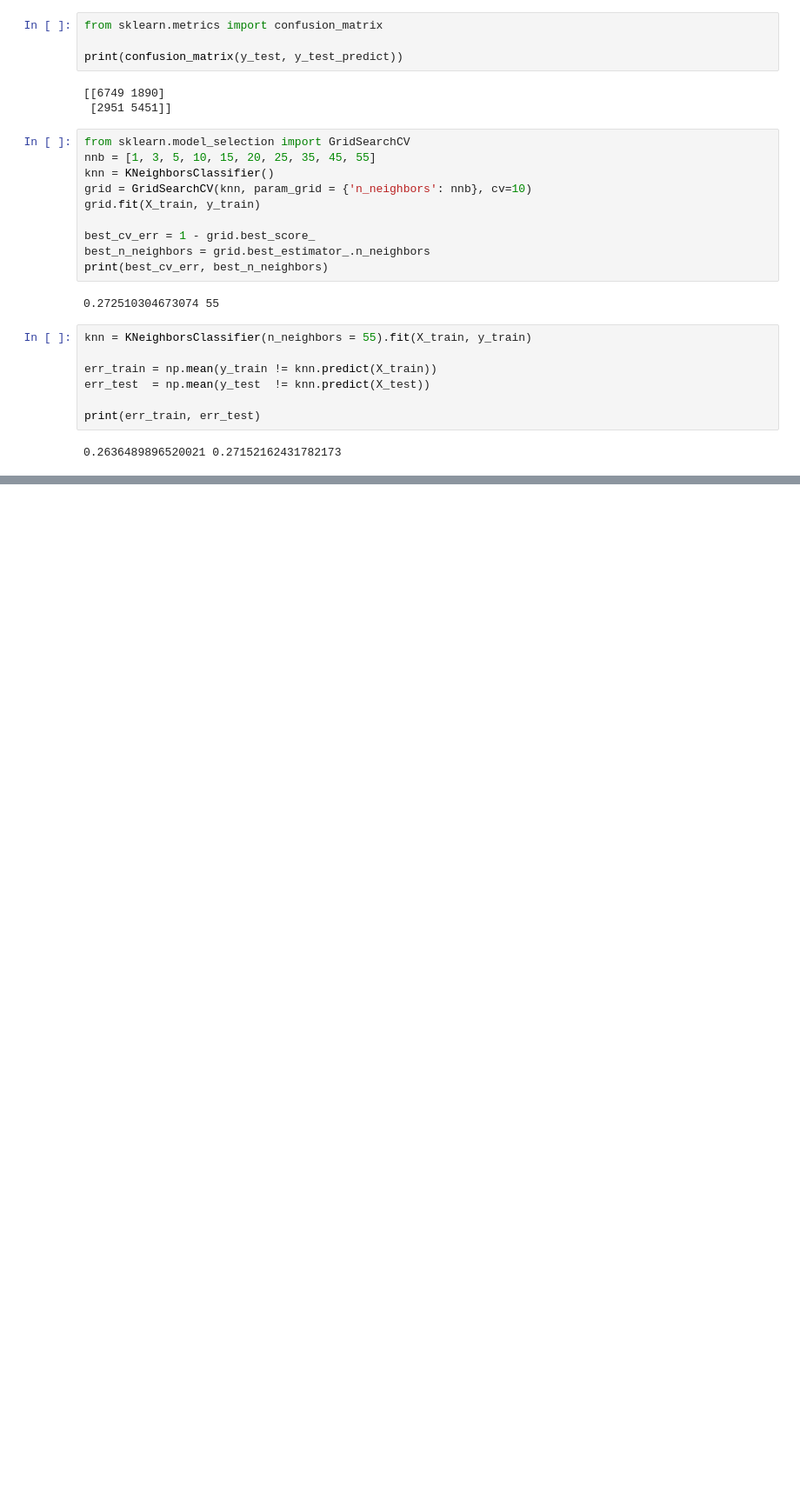
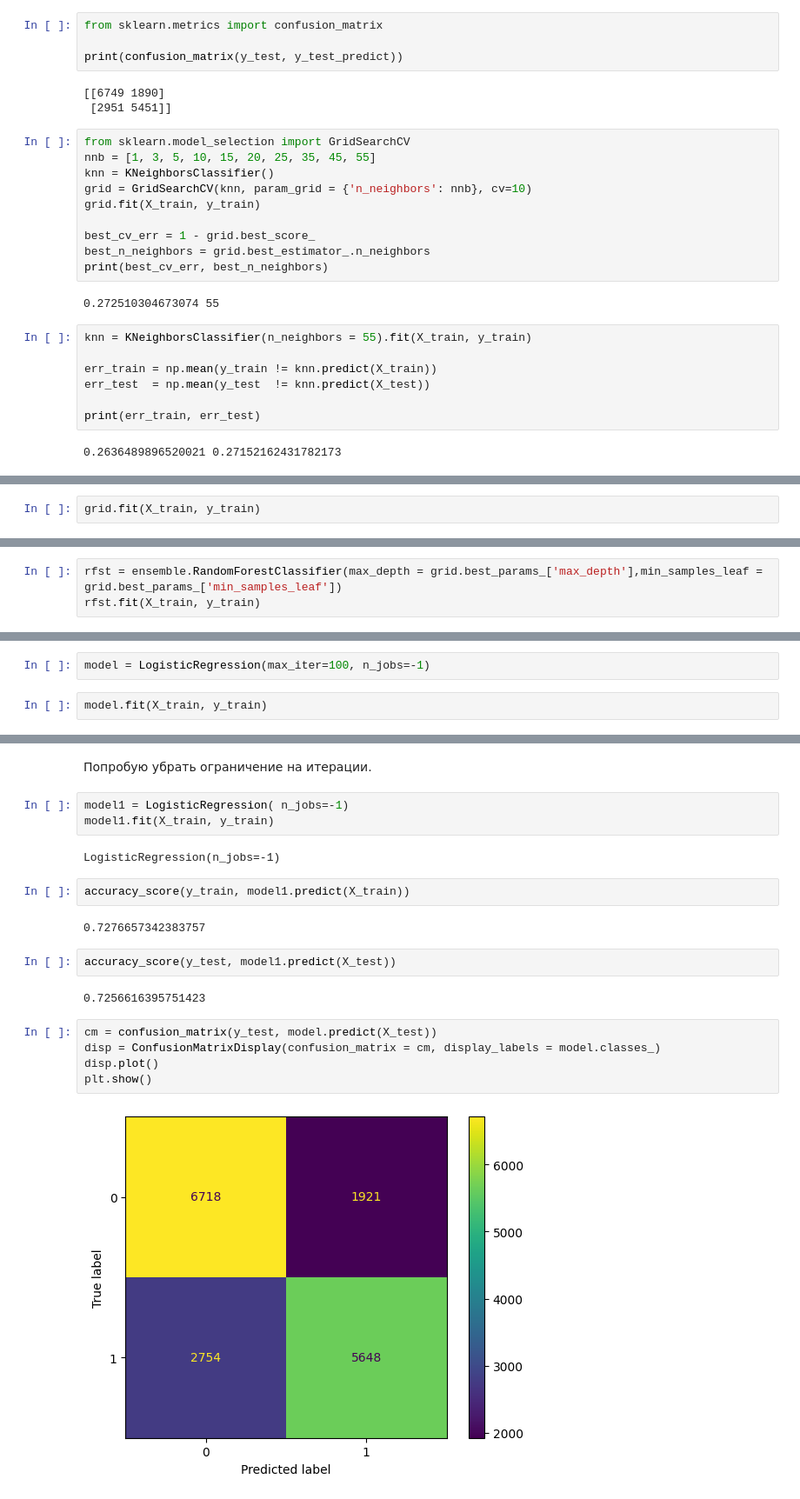
Before and after one commit to a1xsa/machine_learning, a Jupyter notebook: first_move.ipynb, the cells around one changed output, grey strips where cells are left out. Shown at 87% size. Drawn from its saved outputs; the diff is of its cells as text; blank space fills up the shorter version.

```diff
--- a/first_move.ipynb
+++ b/first_move.ipynb
@@ -499,0 +510,2 @@ print(err_train, err_test)
+# %%
+grid.fit(X_train, y_train)
@@ -499,0 +537,3 @@ print(err_train, err_test)
+# %%
+rfst = ensemble.RandomForestClassifier(max_depth = grid.best_params_['max_depth'],min_samples_leaf = grid.best_params_['min_samples_leaf'])
+rfst.fit(X_train, y_train)
@@ -499,0 +573,4 @@ print(err_train, err_test)
+# %%
+model = LogisticRegression(max_iter=100, n_jobs=-1)
+# %%
+model.fit(X_train, y_train)
@@ -499,0 +594,22 @@ print(err_train, err_test)
+# %% [markdown]
+Попробую убрать ограничение на итерации.
+# %%
+model1 = LogisticRegression( n_jobs=-1)
+model1.fit(X_train, y_train)
+# %% [output]
+LogisticRegression(n_jobs=-1)
+# %%
+accuracy_score(y_train, model1.predict(X_train))
+# %% [output]
+0.7276657342383757
+# %%
+accuracy_score(y_test, model1.predict(X_test))
+# %% [output]
+0.7256616395751423
+# %%
+cm = confusion_matrix(y_test, model.predict(X_test))
+disp = ConfusionMatrixDisplay(confusion_matrix = cm, display_labels = model.classes_)
+disp.plot()
+plt.show()
+# %% [output]
+[figure, added]
```
Also changed, not shown: parts of 34 cells of this notebook.
